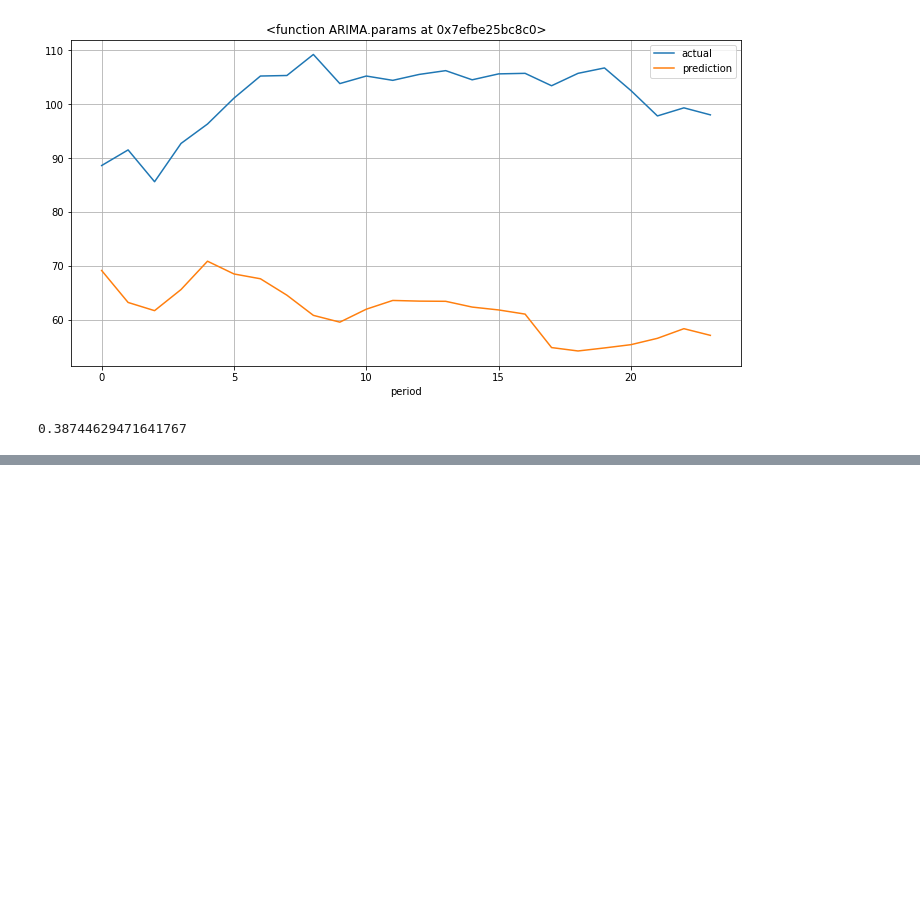
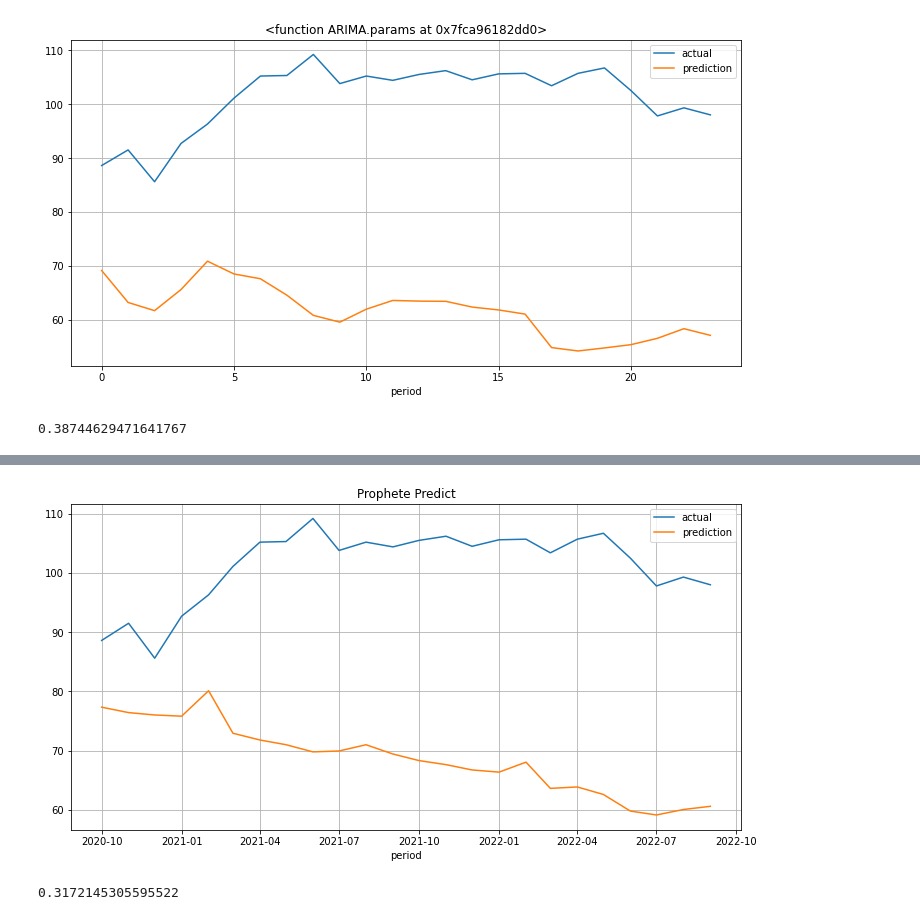
Before and after one commit to kdh1647/Bumblebee2, a Jupyter notebook: 513Y001_ARIMA_Prophet.ipynb, the cells around one changed output, grey strips where cells are left out. Saved outputs shown, nothing was run; the diff lists cells and outputs as text; code cells hidden in the pictures; blank space fills up the shorter version.

```diff
--- a/513Y001_ARIMA_Prophet.ipynb
+++ b/513Y001_ARIMA_Prophet.ipynb
@@ -388,0 +413,10 @@ MAPE_Val(predicted_value, test_data['DATA_VALUE'].values)
+# %%
+train_data_pr, test_data_pr = train_test_split(df_pr, test_size=0.2, shuffle=False)
+# %%
+# prophet 모델생성 및 학습
+m = Prophet()
+m.fit(train_data_pr)
+
+# 테스트 데이터 만큼예측
+future = m.make_future_dataframe(periods=len(test_data_pr),freq='MS')
+prophet_pred = m.predict(future)
@@ -388,0 +445,22 @@ MAPE_Val(predicted_value, test_data['DATA_VALUE'].values)
+# %%
+#일자와 예측 컬럼만 추출
+prophet_pred = pd.DataFrame({"Date" : prophet_pred[-len(test_data_pr):]['ds'], "Pred" : prophet_pred[-len(test_data_pr):]["yhat"]})
+# %%
+#일자를 인덱스화
+prophet_pred = prophet_pred.set_index('Date')
+# %%
+plt.figure(figsize=(12,6))
+plt.title('Prophete Predict')
+plt.xlabel('period')
+plt.plot(test_data_pr, label='actual')
+plt.plot(prophet_pred, label='prediction')
+plt.grid()
+plt.legend(loc='best')
+
+plt.show()
+# %% [output]
+[figure, added]
+# %%
+MAPE_Val(prophet_pred['Pred'].values, test_data_pr['y'].values)
+# %% [output]
+0.3172145305595522
```
Also changed, not shown: parts of 14 cells of this notebook.
